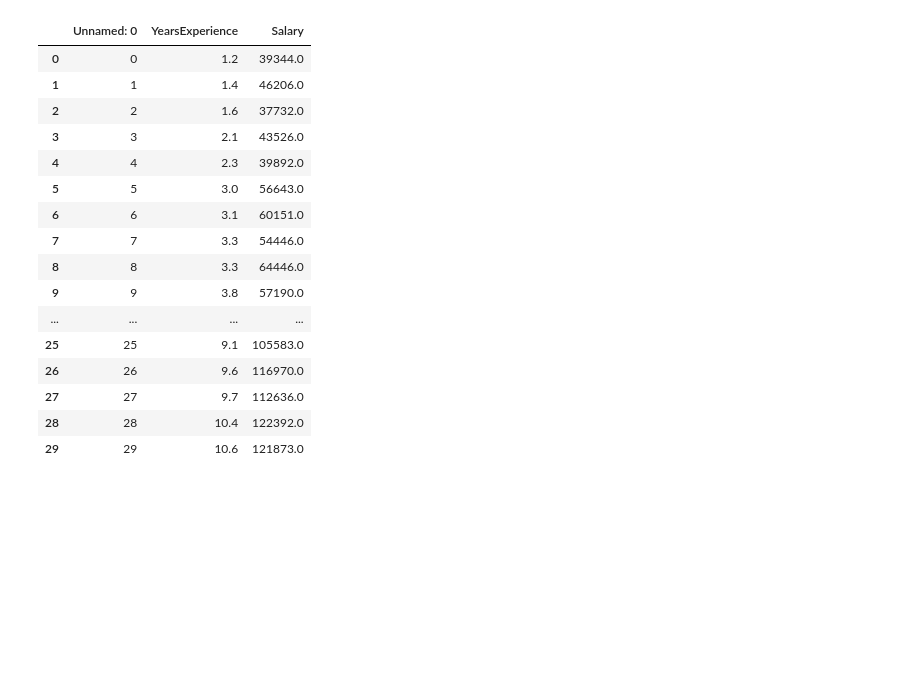
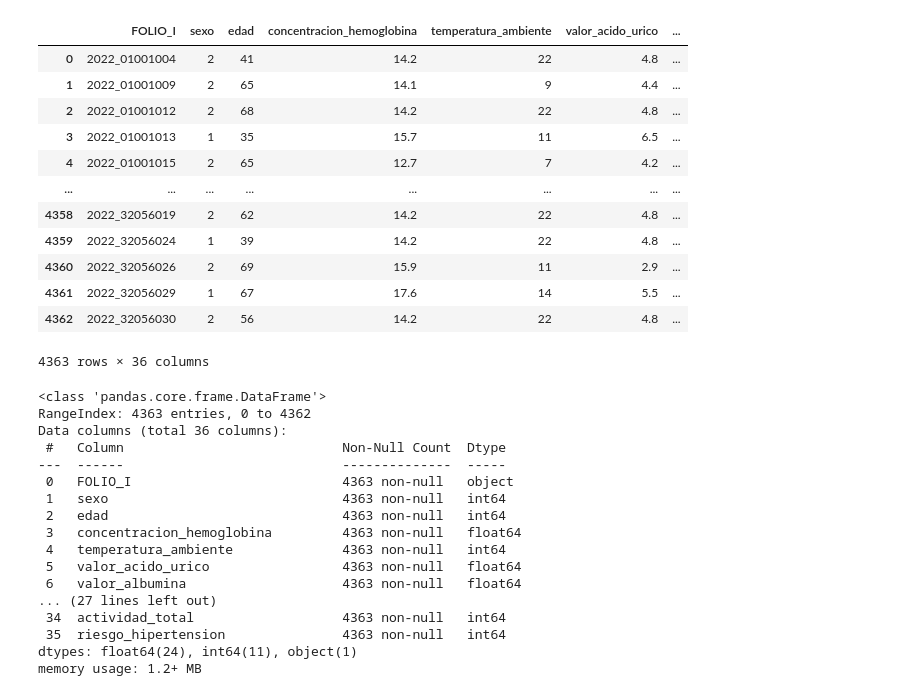
Before and after one commit to Dalai302/EstadisticaVerano, a Jupyter notebook: Untitled1.ipynb, the cells around one changed output. Drawn from its saved outputs; the diff is of its cells as text; code cells hidden in the pictures; blank space fills up the shorter version.

```diff
--- a/Untitled1.ipynb
+++ b/Untitled1.ipynb
@@ -2,23 +2,39 @@
 <a href="https://colab.research.google.com/github/Dalai302/EstadisticaVerano/blob/main/Untitled1.ipynb" target="_parent"><img src="https://colab.research.google.com/assets/colab-badge.svg" alt="Open In Colab"/></a>
 # %%
 import pandas as pd
-df= pd.read_csv("https://raw.githubusercontent.com/Dalai302/EstadisticaVerano/refs/heads/main/Salary_dataset.csv")
+df = pd.read_csv("https://raw.githubusercontent.com/Dalai302/EstadisticaVerano/refs/heads/main/Hipertension_Arterial_Mexico.csv")
 df
 # %% [output]
-|  | Unnamed: 0 | YearsExperience | Salary |
-| 0 | 0 | 1.2 | 39344.0 |
-| 1 | 1 | 1.4 | 46206.0 |
-| 2 | 2 | 1.6 | 37732.0 |
-| 3 | 3 | 2.1 | 43526.0 |
-| 4 | 4 | 2.3 | 39892.0 |
-| 5 | 5 | 3.0 | 56643.0 |
-| 6 | 6 | 3.1 | 60151.0 |
-| 7 | 7 | 3.3 | 54446.0 |
-| 8 | 8 | 3.3 | 64446.0 |
-| 9 | 9 | 3.8 | 57190.0 |
-| ... | ... | ... | ... |
-| 25 | 25 | 9.1 | 105583.0 |
-| 26 | 26 | 9.6 | 116970.0 |
-| 27 | 27 | 9.7 | 112636.0 |
-| 28 | 28 | 10.4 | 122392.0 |
-| 29 | 29 | 10.6 | 121873.0 |
+|  | FOLIO_I | sexo | edad | concentracion_hemoglobina | temperatura_ambiente | valor_acido_urico | ... |
+| 0 | 2022_01001004 | 2 | 41 | 14.2 | 22 | 4.8 | ... |
+| 1 | 2022_01001009 | 2 | 65 | 14.1 | 9 | 4.4 | ... |
+| 2 | 2022_01001012 | 2 | 68 | 14.2 | 22 | 4.8 | ... |
+| 3 | 2022_01001013 | 1 | 35 | 15.7 | 11 | 6.5 | ... |
+| 4 | 2022_01001015 | 2 | 65 | 12.7 | 7 | 4.2 | ... |
+| ... | ... | ... | ... | ... | ... | ... | ... |
+| 4358 | 2022_32056019 | 2 | 62 | 14.2 | 22 | 4.8 | ... |
+| 4359 | 2022_32056024 | 1 | 39 | 14.2 | 22 | 4.8 | ... |
+| 4360 | 2022_32056026 | 2 | 69 | 15.9 | 11 | 2.9 | ... |
+| 4361 | 2022_32056029 | 1 | 67 | 17.6 | 14 | 5.5 | ... |
+| 4362 | 2022_32056030 | 2 | 56 | 14.2 | 22 | 4.8 | ... |
+4363 rows × 36 columns
+# %%
+df.info()
+# %% [output]
+<class 'pandas.core.frame.DataFrame'>
+RangeIndex: 4363 entries, 0 to 4362
+Data columns (total 36 columns):
+ #   Column                            Non-Null Count  Dtype
+---  ------                            --------------  -----
+ 0   FOLIO_I                           4363 non-null   object
+ 1   sexo                              4363 non-null   int64
+ 2   edad                              4363 non-null   int64
+ 3   concentracion_hemoglobina         4363 non-null   float64
+ 4   temperatura_ambiente              4363 non-null   int64
+ 5   valor_acido_urico                 4363 non-null   float64
+ 6   valor_albumina                    4363 non-null   float64
+... (27 lines left out)
+ 34  actividad_total                   4363 non-null   int64
+ 35  riesgo_hipertension               4363 non-null   int64
+dtypes: float64(24), int64(11), object(1)
+memory usage: 1.2+ MB
```
Also changed, not shown: parts of 9 cells of this notebook.
